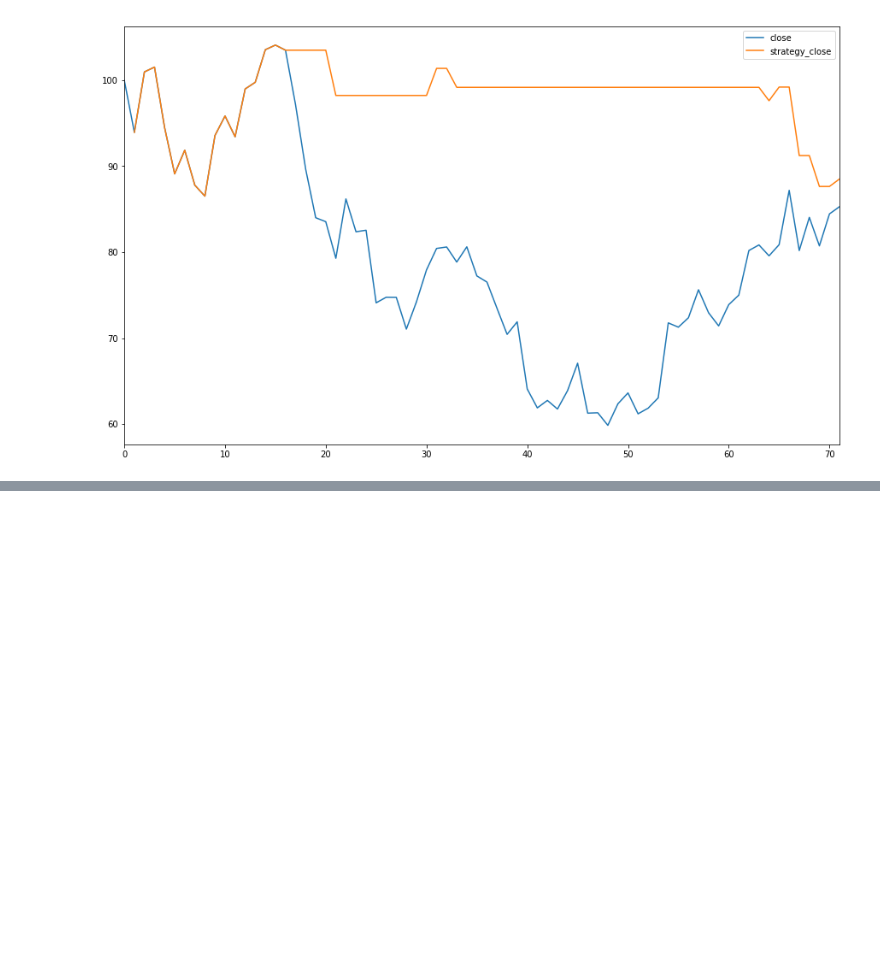
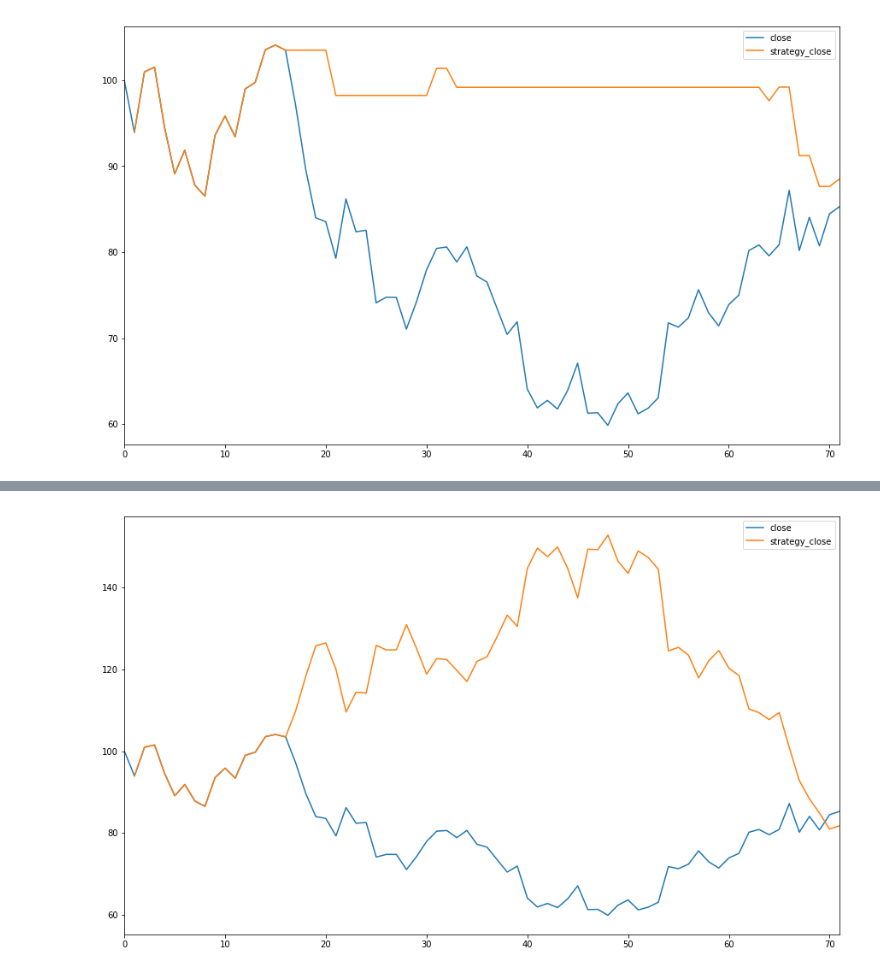
Before and after one commit to ViktorMalesevic/Bitcoin-NLP-Strategy, a Jupyter notebook: 01_presentation_notebook.ipynb, the cells around one changed output, grey strips where cells are left out. Saved outputs shown, nothing was run; the diff lists cells and outputs as text; code cells hidden in the pictures; blank space fills up the shorter version.

```diff
--- a/01_presentation_notebook.ipynb
+++ b/01_presentation_notebook.ipynb
@@ -590,0 +601,11 @@ btc_returns[["close","strategy_close"]].plot(figsize = (15,9))
+# %%
+btc_returns = btc_price.copy()
+btc_returns["returns"] = btc_returns["close"].pct_change()
+btc_returns["returns"] = btc_returns["returns"] #.shift(-1)
+#btc_returns["strategy"] = btc_returns["close"]
+#btc_returns["strategy"].loc[data[["predict"]] == False, btc_returns["strategy"]] = 0
+btc_returns["strategy_returns"] = btc_returns["returns"]
+btc_returns.loc[btc_returns["predict"] == False, "strategy_returns"] = -btc_returns["strategy_returns"]
+# %%
+btc_returns["strategy_close"] = btc_returns["close"]
+btc_returns["strategy_close"] = btc_returns["close"].iloc[0] * np.cumprod(btc_returns["strategy_returns"] + 1)
@@ -590,0 +630,5 @@ btc_returns[["close","strategy_close"]].plot(figsize = (15,9))
+# %%
+performance_comparison = btc_returns[["close","strategy_close"]]
+performance_comparison.plot(figsize = (15,9));
+# %% [output]
+[figure, added]
```
Also changed, not shown: parts of 8 cells of this notebook.
